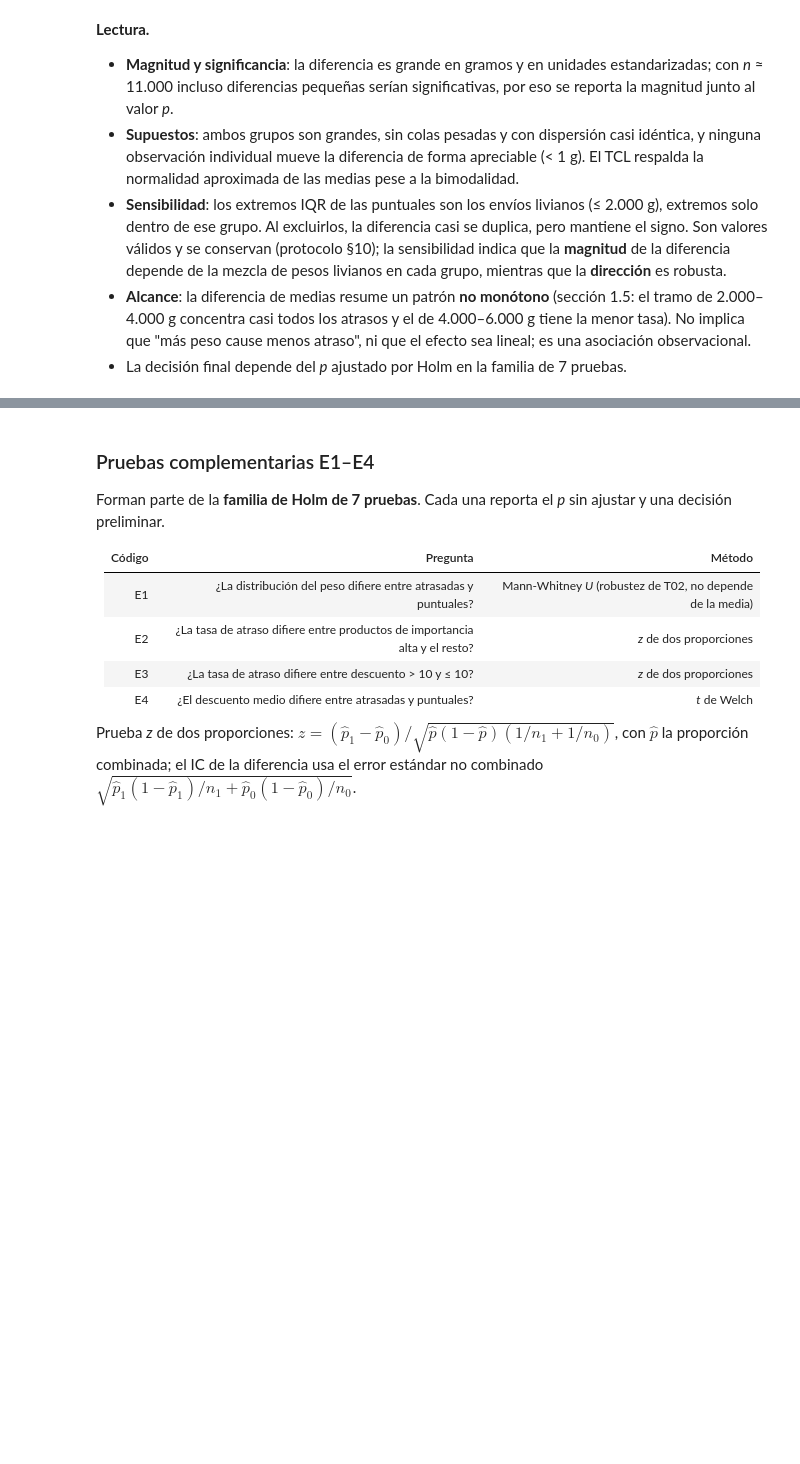
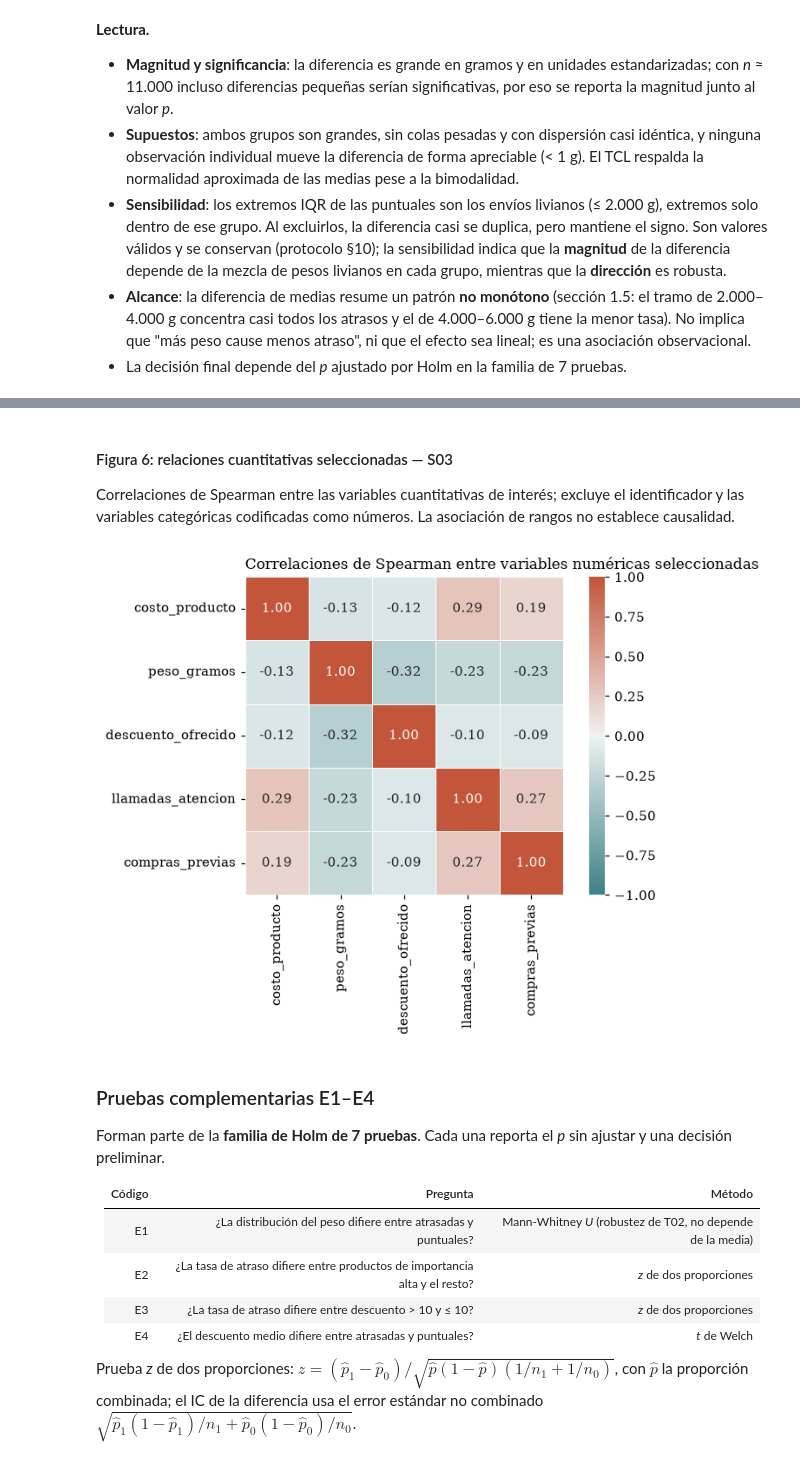
Before and after one commit to joserodriguezc/grupo_1_estadistica_computacional, a Jupyter notebook: notebooks/formativa_1.ipynb, the cells around one changed output, grey strips where cells are left out. Cells and saved outputs as stored; diff of their text form; code cells hidden in the pictures; blank space fills up the shorter version.

```diff
--- a/notebooks/formativa_1.ipynb
+++ b/notebooks/formativa_1.ipynb
@@ -1132,3 +1269,22 @@ print(f"- Magnitud: d_av = {t02['d_av']:+.2f}, es decir, la diferencia equivale
+# %% [markdown]
+#### Figura 6: relaciones cuantitativas seleccionadas — S03
+
+Correlaciones de Spearman entre las variables cuantitativas de interés; excluye el identificador y las variables categóricas codificadas como números. La asociación de rangos no establece causalidad.
+# %%
+variables_fig6 = [v for v in ['costo_producto','peso_gramos','descuento_ofrecido',
+                             'llamadas_atencion','compras_previas'] if v in df]
+assert len(variables_fig6) >= 2
+corr_fig6 = df[variables_fig6].corr(method='spearman')
+fig, ax = plt.subplots(figsize=(7, 5.3))
+sns.heatmap(
+    corr_fig6, annot=True, fmt='.2f', cmap=sns.diverging_palette(200, 20, as_cmap=True),
+    center=0, vmin=-1, vmax=1, square=True, linewidths=0.4, ax=ax)
+ax.set_title('Correlaciones de Spearman entre variables numéricas seleccionadas')
+fig.tight_layout()
+fig.savefig(RAIZ/'outputs/figuras/fig_s03_relaciones_numericas.png',dpi=160,bbox_inches='tight')
+plt.show()
+# %% [output]
+[figure, added]
 # %% [markdown]
 ### Pruebas complementarias E1–E4
 Forman parte de la **familia de Holm de 7 pruebas**. Cada una reporta el *p* sin ajustar y una decisión
```
Also changed, not shown: parts of 26 cells of this notebook, 21 other files.
